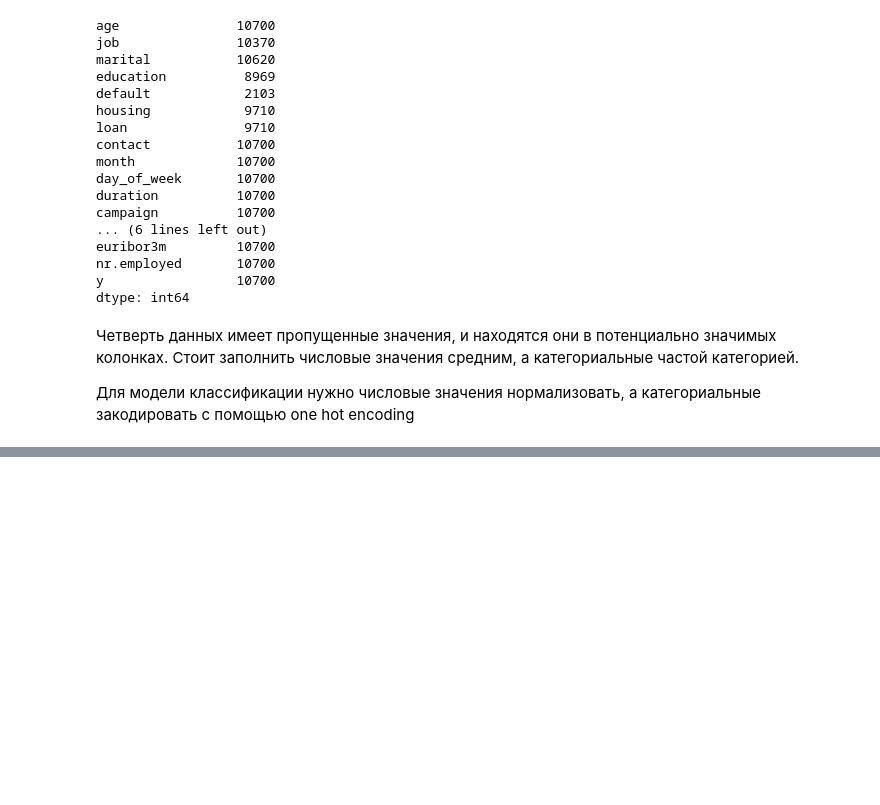
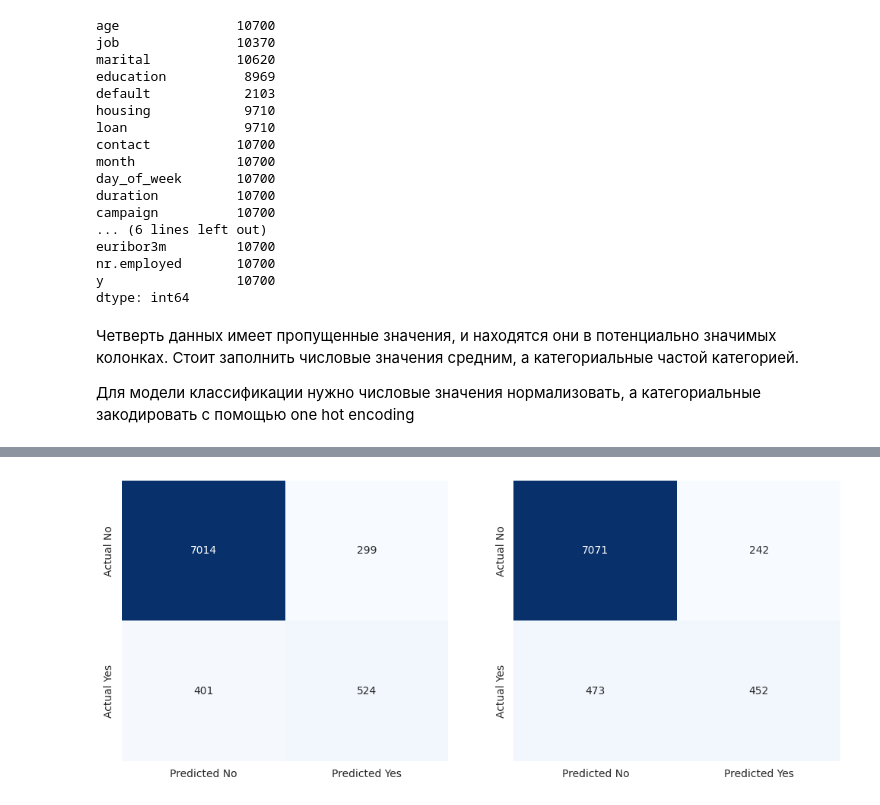
Before and after one commit to Hjklvfr/DataAnalysisMethods, a Jupyter notebook: analytics/notebooks/ml_lab4a.ipynb, the cells around one changed output, grey strips where cells are left out. Saved outputs shown, nothing was run; the diff lists cells and outputs as text; code cells hidden in the pictures; blank space fills up the shorter version.

```diff
--- a/analytics/notebooks/ml_lab4a.ipynb
+++ b/analytics/notebooks/ml_lab4a.ipynb
@@ -184,0 +241,14 @@ X_val, X_test, y_val, y_test = train_test_split(X_temp, y_temp, test_size=0.5, r
+# %%
+results = []
+for i, (model, _) in enumerate(trained_models):
+    precision, recall, weighted_acc, auc = compute_metrics(model, X_test, y_test)
+    results.append({
+        'Model': f'Model {i+1}',
+        'Precision': precision,
+        'Recall': recall,
+        'Weighted Accuracy': weighted_acc,
+        'AUC': auc
+    })
+
+results_df = pd.DataFrame(results)
+print(results_df.sort_values(by='AUC', ascending=False))
@@ -184,0 +314,19 @@ X_val, X_test, y_val, y_test = train_test_split(X_temp, y_temp, test_size=0.5, r
+# %%
+from sklearn.metrics import confusion_matrix
+
+models = [trained_models[i][0] for i in top_indices]
+
+fig, axes = plt.subplots(nrows=1, ncols=2, figsize=(12.2, 4.8))
+for i, model in enumerate(models):
+    y_pred_prob = model.predict(X_test)
+    y_pred = (y_pred_prob > 0.5).astype(int)
+
+    # Вычисляем матрицу ошибок
+    cm = confusion_matrix(y_test, y_pred)
+
+    # Визуализация
+    sns.heatmap(cm, annot=True, fmt='d', cmap='Blues', cbar=False,
+                xticklabels=['Predicted No', 'Predicted Yes'],
+                yticklabels=['Actual No', 'Actual Yes'], ax=axes[i])
+plt.show()
+# %% [output]
@@ -184,0 +335 @@ X_val, X_test, y_val, y_test = train_test_split(X_temp, y_temp, test_size=0.5, r
+[figure, added]
```
Also changed, not shown: parts of 16 cells of this notebook, 4 other files.
